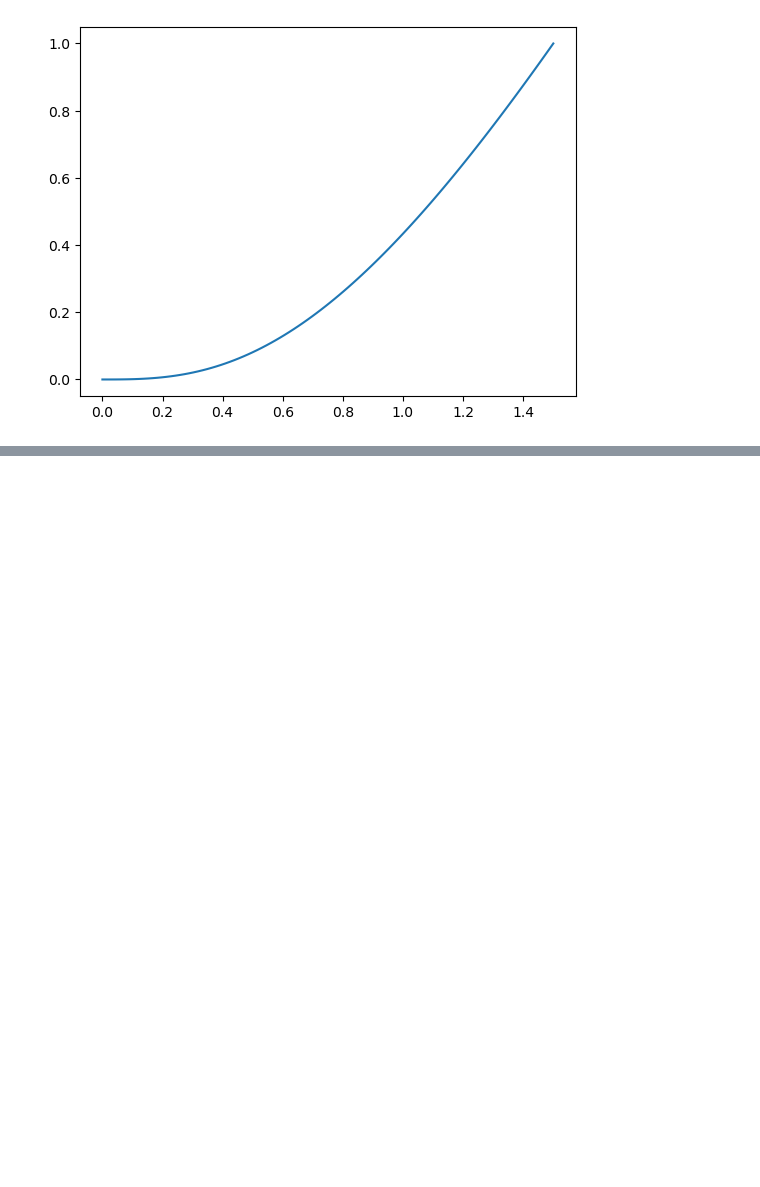
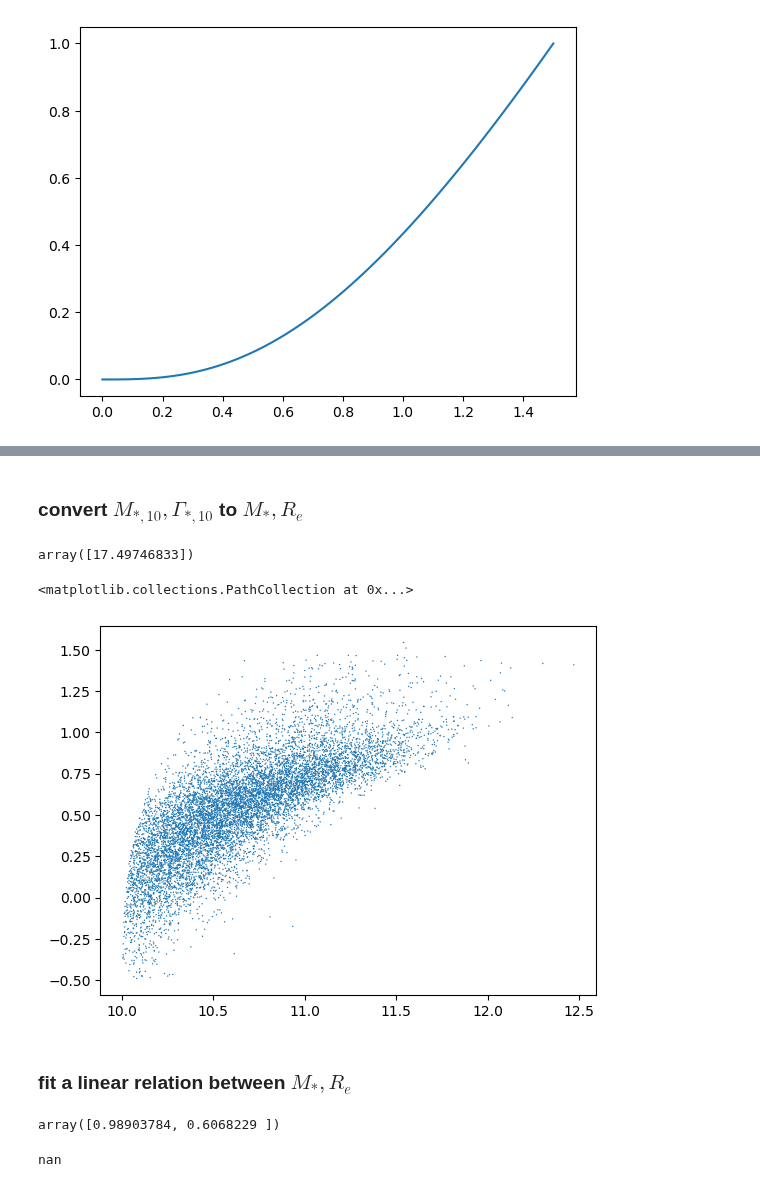
Before and after one commit to RookieinDongChuanRoad/4MOST_lensing_prediction, a Jupyter notebook: notebook.ipynb, the cells around one changed output, grey strips where cells are left out. Saved outputs shown, nothing was run; the diff lists cells and outputs as text; code cells hidden in the pictures; blank space fills up the shorter version.

```diff
--- a/notebook.ipynb
+++ b/notebook.ipynb
@@ -69,0 +92,13 @@ print(rd.CDF(1.5))
+# %% [markdown]
+### convert $M_{*,10},\Gamma_{*,10}$ to $M_*, R_e$
+# %%
+from scipy.special import gamma, gammainc
+from scipy.optimize import fsolve
+def b(nser):
+    return 2*nser - 1./3. + 4/405./nser + 46/25515/nser**2
+
+def f_to_solve(Re,gammastar10):
+    return 2 - gammastar10 - (10**2*np.exp(-b(4)*(10/Re)**(1/4)))/(4*Re**2*b(4)**(-2*4)*gammainc(2*4, b(4)*(10/Re)**(1/4))*gamma(2*4))
+fsolve(f_to_solve, 2, args=(1.3))
+# %% [output]
+array([17.49746833])
@@ -69,0 +120,9 @@ print(rd.CDF(1.5))
+# %%
+sample_etg = Table.read('../data/sample_ETGs_10kpcocllar_deV.fits')
+sample_etg = sample_etg[np.log10(sample_etg['re_deV']) > -0.5]
+plt.scatter(sample_etg['logm_deV'],np.log10(sample_etg['re_deV']), s = 1, edgecolors='none')
+# %% [output]
+<matplotlib.collections.PathCollection at 0x...>
+[figure, added]
+# %% [markdown]
+### fit a linear relation between $M_*, R_e$
@@ -69,0 +134,8 @@ print(rd.CDF(1.5))
+# %%
+popt
+# %% [output]
+array([0.98903784, 0.6068229 ])
+# %%
+norm.pdf(1, loc = 1, scale = -1)
+# %% [output]
+nan
```
Also changed, not shown: parts of 34 cells of this notebook, 1 other file.
